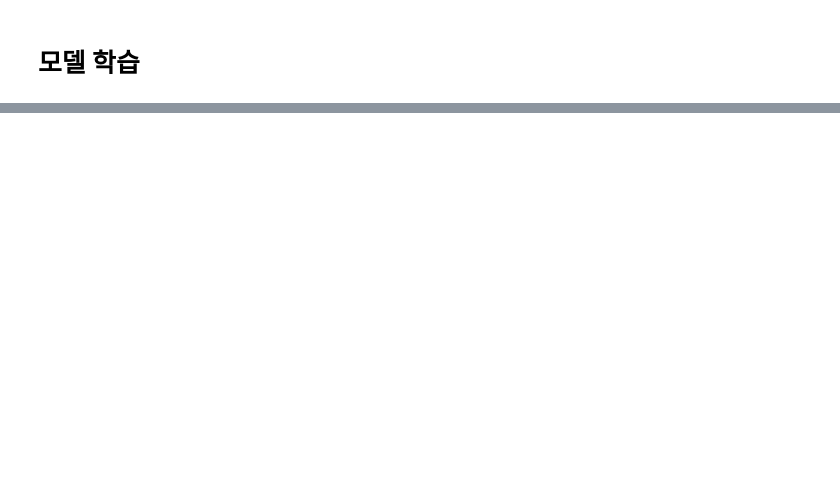
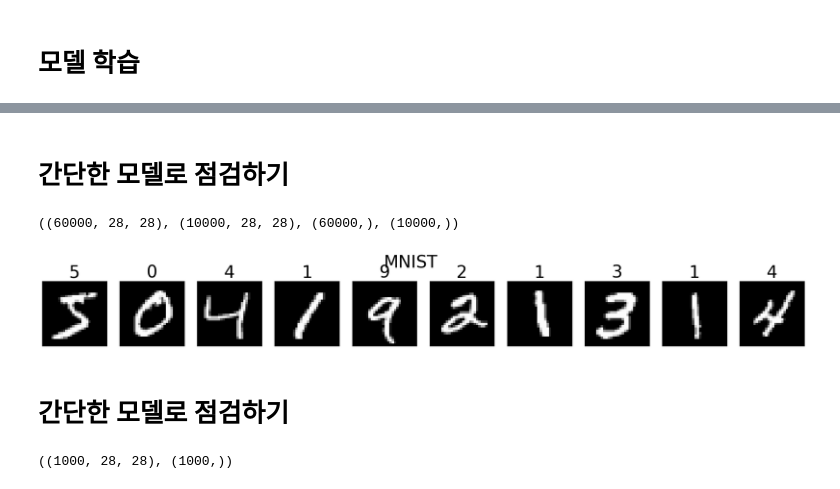
Before and after one commit to devna0111/DLREVEIW, a Jupyter notebook: dl_basic.ipynb, the cells around one changed output, grey strips where cells are left out. Cells and saved outputs as stored; diff of their text form; code cells hidden in the pictures; blank space fills up the shorter version.

```diff
--- a/dl_basic.ipynb
+++ b/dl_basic.ipynb
@@ -31,0 +77,22 @@ history=model.fit(X,
+# %% [markdown]
+# 간단한 모델로 점검하기
+# %%
+import tensorflow as tf
+from tensorflow.keras import datasets as ds
+import matplotlib.pyplot as plt
+(x_train, y_train), (x_test, y_test) = ds.mnist.load_data()
+x_train.shape, x_test.shape,y_train.shape, y_test.shape
+# %% [output]
+((60000, 28, 28), (10000, 28, 28), (60000,), (10000,))
+# %%
+plt.figure(figsize=(24,3))
+plt.suptitle('MNIST',fontsize=30)
+for i in range(10) :
+    plt.subplot(1,10,i+1)
+    plt.imshow(x_train[i], cmap='gray')
+    plt.xticks([]); plt.yticks([])
+    plt.title(str(y_train[i]),fontsize=30)
+# %% [output]
+[figure, added]
+# %% [markdown]
+# 간단한 모델로 점검하기
@@ -31,0 +102,5 @@ history=model.fit(X,
+# %%
+X_train = x_train[:1000] ; Y_train = y_train[:1000]
+X_train.shape, Y_train.shape
+# %% [output]
+((1000, 28, 28), (1000,))
```
Also changed, not shown: parts of 16 cells of this notebook, 13 other files.
